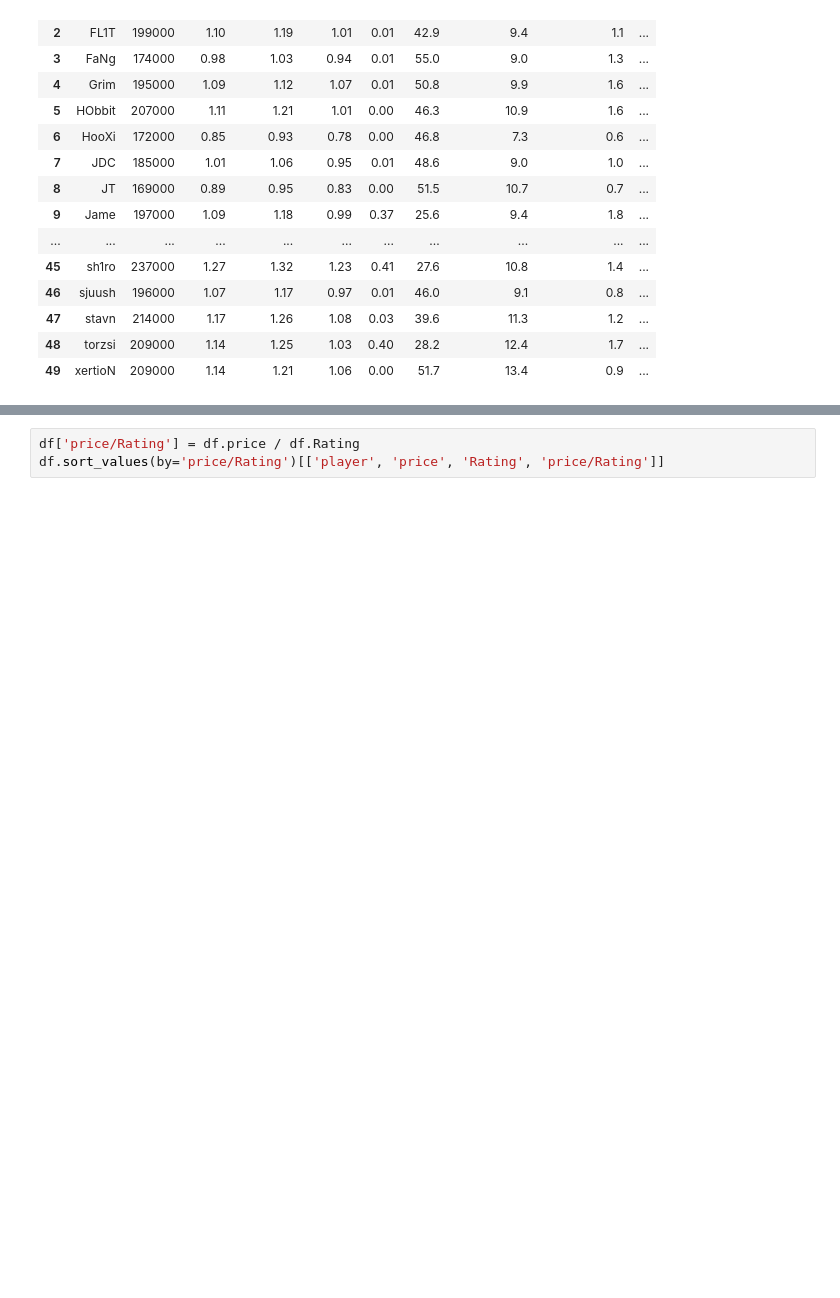
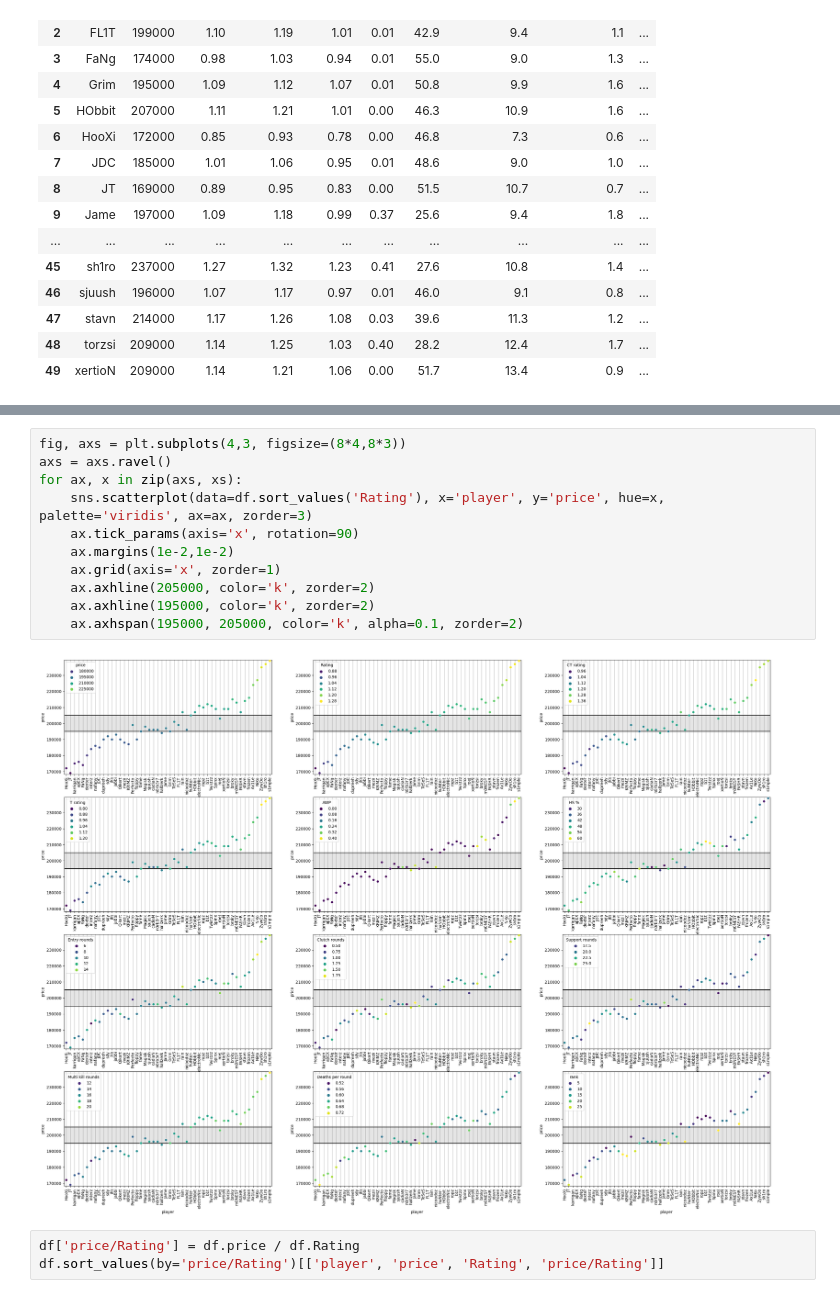
Before and after one commit to nilswiersma/hltv-fantasy-scraper, a Jupyter notebook: analyze_players.ipynb, the cells around one changed output, grey strips where cells are left out. Saved outputs shown, nothing was run; the diff lists cells and outputs as text; blank space fills up the shorter version.

```diff
--- a/analyze_players.ipynb
+++ b/analyze_players.ipynb
@@ -39,3 +45,16 @@ ax = sns.scatterplot(data=df.sort_values(by='team'), x='price', y='Rating', hue=
+# %%
+fig, axs = plt.subplots(4,3, figsize=(8*4,8*3))
+axs = axs.ravel()
+for ax, x in zip(axs, xs):
+    sns.scatterplot(data=df.sort_values('Rating'), x='player', y='price', hue=x, palette='viridis', ax=ax, zorder=3)
+    ax.tick_params(axis='x', rotation=90)
+    ax.margins(1e-2,1e-2)
+    ax.grid(axis='x', zorder=1)
+    ax.axhline(205000, color='k', zorder=2)
+    ax.axhline(195000, color='k', zorder=2)
+    ax.axhspan(195000, 205000, color='k', alpha=0.1, zorder=2)
+# %% [output]
+[figure, added]
 # %%
 df['price/Rating'] = df.price / df.Rating
 df.sort_values(by='price/Rating')[['player', 'price', 'Rating', 'price/Rating']]
```
Also changed, not shown: parts of 8 cells of this notebook, 1 other file.
